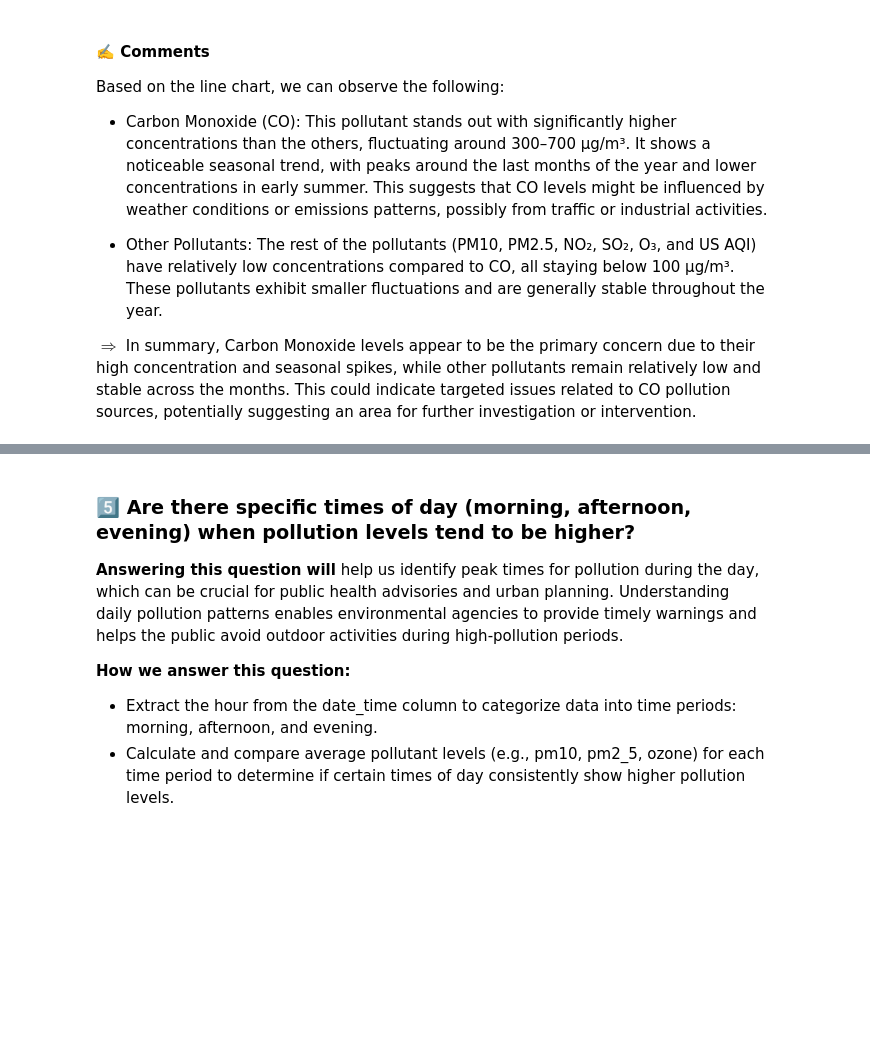
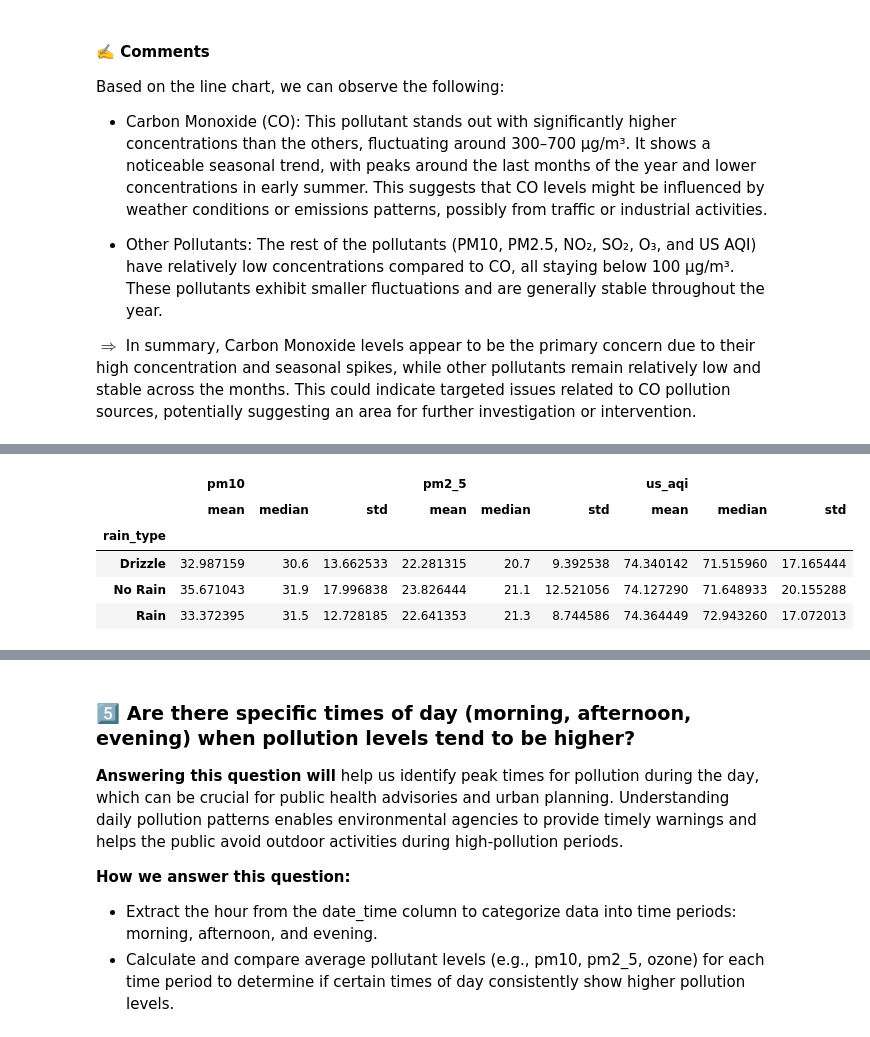
Before and after one commit to mtue04/HCMC-WAQ-Analysis, a Jupyter notebook: notebooks/3.2 - questioning.ipynb, the cells around one changed output, grey strips where cells are left out. Cells and saved outputs as stored; diff of their text form; code cells hidden in the pictures; blank space fills up the shorter version.

```diff
--- a/notebooks/3.2 - questioning.ipynb
+++ b/notebooks/3.2 - questioning.ipynb
@@ -414,0 +338,16 @@ Rain            33.359698  22.629533  73.956431
+# %%
+df4 = df_cleaned.copy()
+
+# Define No Rain, Rain and Drizzle weather types
+df4['rain_type'] = df4['weather_status'].apply(lambda x: 'Rain' if 'Rain' in x else ('Drizzle' if 'Drizzle' in x else 'No Rain'))
+
+# Group data by rain type and compute statistics
+rain_stats = df4.groupby('rain_type')[['pm10', 'pm2_5', 'us_aqi']].agg(['mean', 'median', 'std'])
+rain_stats
+# %% [output]
+|  | pm10 |  |  | pm2_5 |  |  | us_aqi |  |  |
+|  | mean | median | std | mean | median | std | mean | median | std |
+| rain_type |  |  |  |  |  |  |  |  |  |
+| Drizzle | 32.987159 | 30.6 | 13.662533 | 22.281315 | 20.7 | 9.392538 | 74.340142 | 71.515960 | 17.165444 |
+| No Rain | 35.671043 | 31.9 | 17.996838 | 23.826444 | 21.1 | 12.521056 | 74.127290 | 71.648933 | 20.155288 |
+| Rain | 33.372395 | 31.5 | 12.728185 | 22.641353 | 21.3 | 8.744586 | 74.364449 | 72.943260 | 17.072013 |
```
Also changed, not shown: parts of 10 cells of this notebook, 4 other files.
